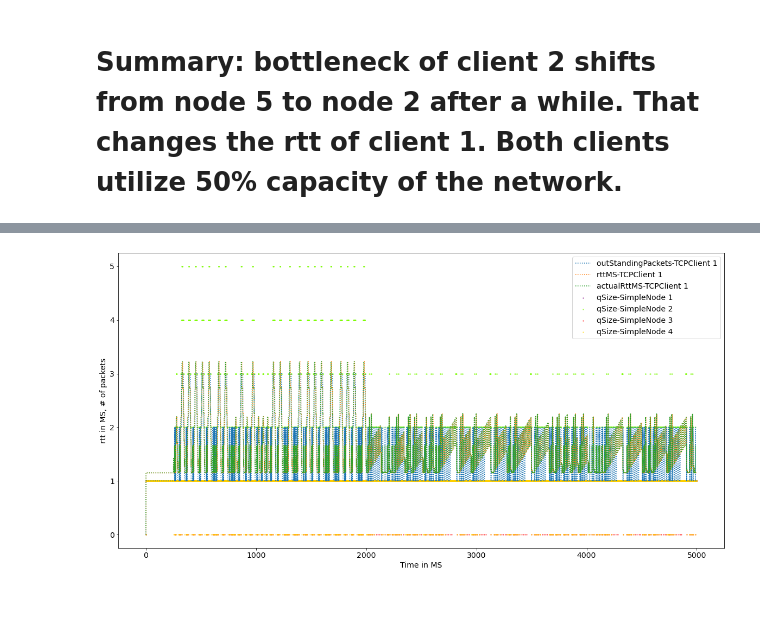
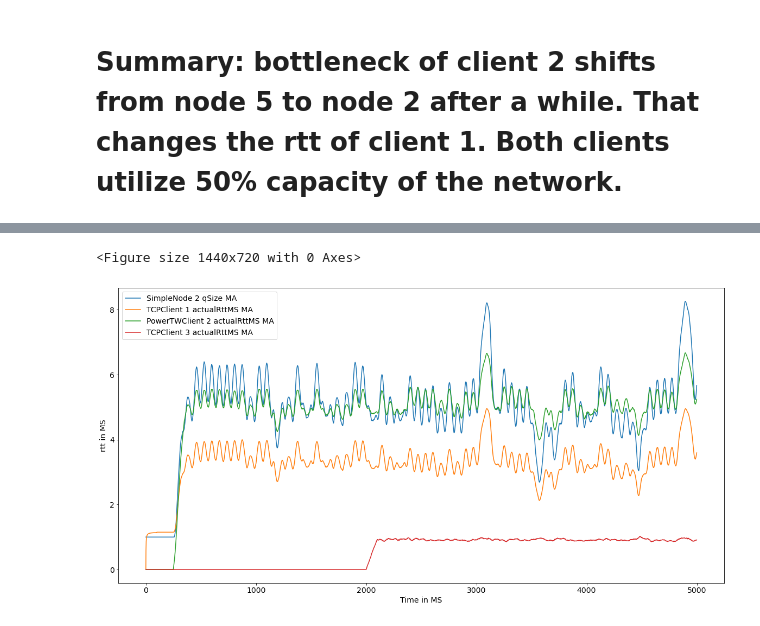
Before and after one commit to adhocmaster/pyns, a Jupyter notebook: scenarios/3-client-power-long.ipynb, the cells around one changed output, grey strips where cells are left out. Saved outputs shown, nothing was run; the diff lists cells and outputs as text; code cells hidden in the pictures.

```diff
--- a/scenarios/3-client-power-long.ipynb
+++ b/scenarios/3-client-power-long.ipynb
@@ -22,9 +22,9 @@ Logging file at: 2-client-debug.log
 # %%
 
-clientManager = ClientManager(timeResolutionUnit, debug=True)
-client = clientManager.createTCPClient(deliveryRatePerS=1000, max_outstanding_packets=100)
+clientManager = ClientManager(timeResolutionUnit, debug=False)
+client = clientManager.createTCPClient(deliveryRatePerS=1500, max_outstanding_packets=100)
 client2 = clientManager.createPowerTWClient(pollCycle=2,rttWindowSize=5, bandWidthWindowSize=5, deliveryRatePerS=1500, max_outstanding_packets=1, startAt=250000 )
-client3 = clientManager.createTCPClient(deliveryRatePerS=500, max_outstanding_packets=100, startAt=2000000)
+client3 = clientManager.createTCPClient(deliveryRatePerS=750, max_outstanding_packets=100, startAt=2000000)
 # %%
 nodes = [
     nodeManager.createSimpleNode(maxDeliveryRate=10000, debug=False),
@@ -156,5 +175,9 @@ client.stats['totalPacketsAcked'][-1], client2.stats['totalPacketsAcked'][-1]
 # %%
-
-analyzer.createBinnedChartForNodeVsClient(nodes, ['qSize'], [client], ['outStandingPackets', 'rttMS', 'actualRttMS'], figsize=(20, 10), start=0, end=8000, xlabel="Time in MS", ylabel="rtt in MS, # of packets")
+analyzer.createMovingAverageChartForNodeVsClient(filteredNodes, ['qSize'], clients, ['actualRttMS'],
+                                                 figsize=(20, 10),
+                                                 start=0, end=None,
+                                                 xlabel="Time in MS", ylabel="rtt in MS",
+                                                 windowSize=100, includeOriginal=False)
 # %% [output]
+<Figure size 1440x720 with 0 Axes>
-[figure, old version]
+[figure, new version]
```
Also changed, not shown: parts of 16 cells of this notebook, 10 other files.
